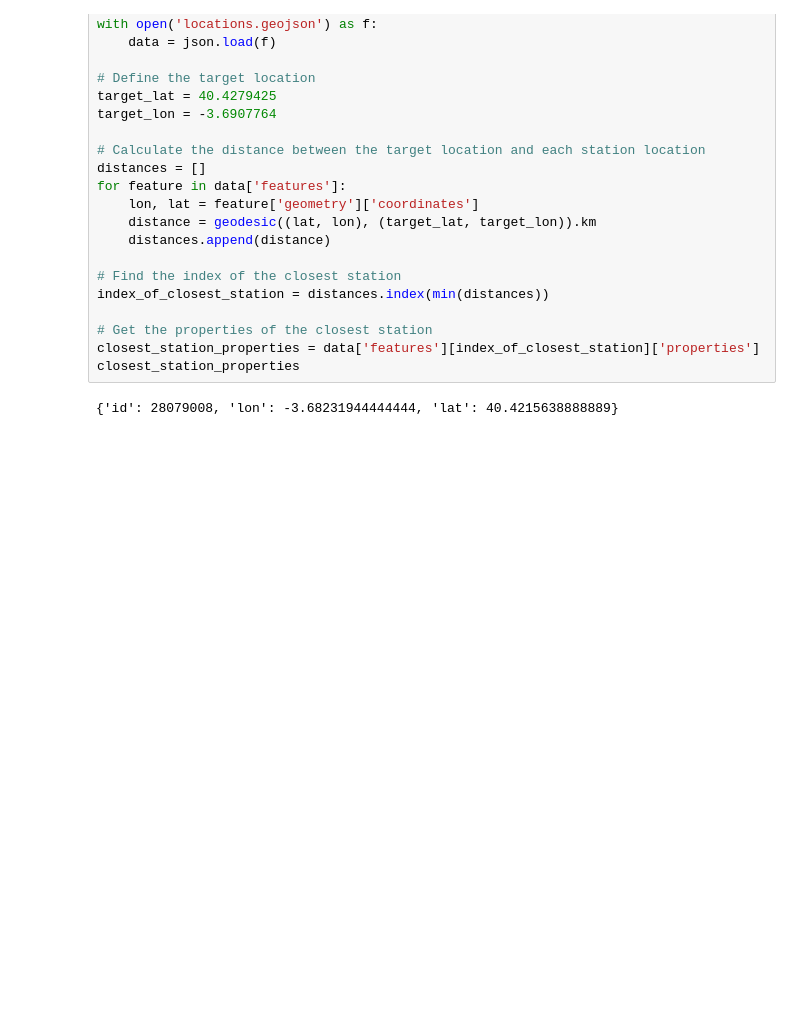
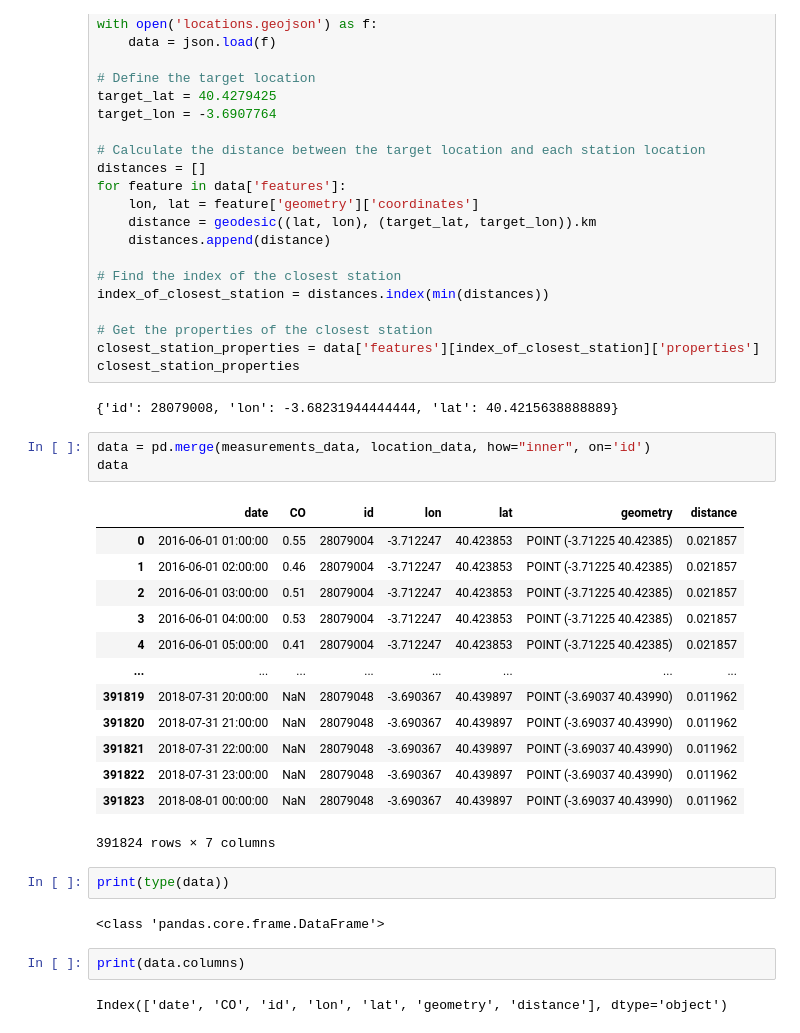
Before and after one commit to tarek-05/Gan_demo, a Jupyter notebook: CO_Concentration_predictions.ipynb, the cells around one changed output. Saved outputs shown, nothing was run; the diff lists cells and outputs as text; blank space fills up the shorter version.

```diff
--- a/CO_Concentration_predictions.ipynb
+++ b/CO_Concentration_predictions.ipynb
@@ -137,3 +144,28 @@ closest_station_properties = data['features'][index_of_closest_station]['propert
 closest_station_properties
 # %% [output]
 {'id': 28079008, 'lon': -3.68231944444444, 'lat': 40.4215638888889}
+# %%
+data = pd.merge(measurements_data, location_data, how="inner", on='id')
+data
+# %% [output]
+|  | date | CO | id | lon | lat | geometry | distance |
+| 0 | 2016-06-01 01:00:00 | 0.55 | 28079004 | -3.712247 | 40.423853 | POINT (-3.71225 40.42385) | 0.021857 |
+| 1 | 2016-06-01 02:00:00 | 0.46 | 28079004 | -3.712247 | 40.423853 | POINT (-3.71225 40.42385) | 0.021857 |
+| 2 | 2016-06-01 03:00:00 | 0.51 | 28079004 | -3.712247 | 40.423853 | POINT (-3.71225 40.42385) | 0.021857 |
+| 3 | 2016-06-01 04:00:00 | 0.53 | 28079004 | -3.712247 | 40.423853 | POINT (-3.71225 40.42385) | 0.021857 |
+| 4 | 2016-06-01 05:00:00 | 0.41 | 28079004 | -3.712247 | 40.423853 | POINT (-3.71225 40.42385) | 0.021857 |
+| ... | ... | ... | ... | ... | ... | ... | ... |
+| 391819 | 2018-07-31 20:00:00 | NaN | 28079048 | -3.690367 | 40.439897 | POINT (-3.69037 40.43990) | 0.011962 |
+| 391820 | 2018-07-31 21:00:00 | NaN | 28079048 | -3.690367 | 40.439897 | POINT (-3.69037 40.43990) | 0.011962 |
+| 391821 | 2018-07-31 22:00:00 | NaN | 28079048 | -3.690367 | 40.439897 | POINT (-3.69037 40.43990) | 0.011962 |
+| 391822 | 2018-07-31 23:00:00 | NaN | 28079048 | -3.690367 | 40.439897 | POINT (-3.69037 40.43990) | 0.011962 |
+| 391823 | 2018-08-01 00:00:00 | NaN | 28079048 | -3.690367 | 40.439897 | POINT (-3.69037 40.43990) | 0.011962 |
+391824 rows × 7 columns
+# %%
+print(type(data))
+# %% [output]
+<class 'pandas.core.frame.DataFrame'>
+# %%
+print(data.columns)
+# %% [output]
+Index(['date', 'CO', 'id', 'lon', 'lat', 'geometry', 'distance'], dtype='object')
```
Also changed, not shown: parts of 21 cells of this notebook.
